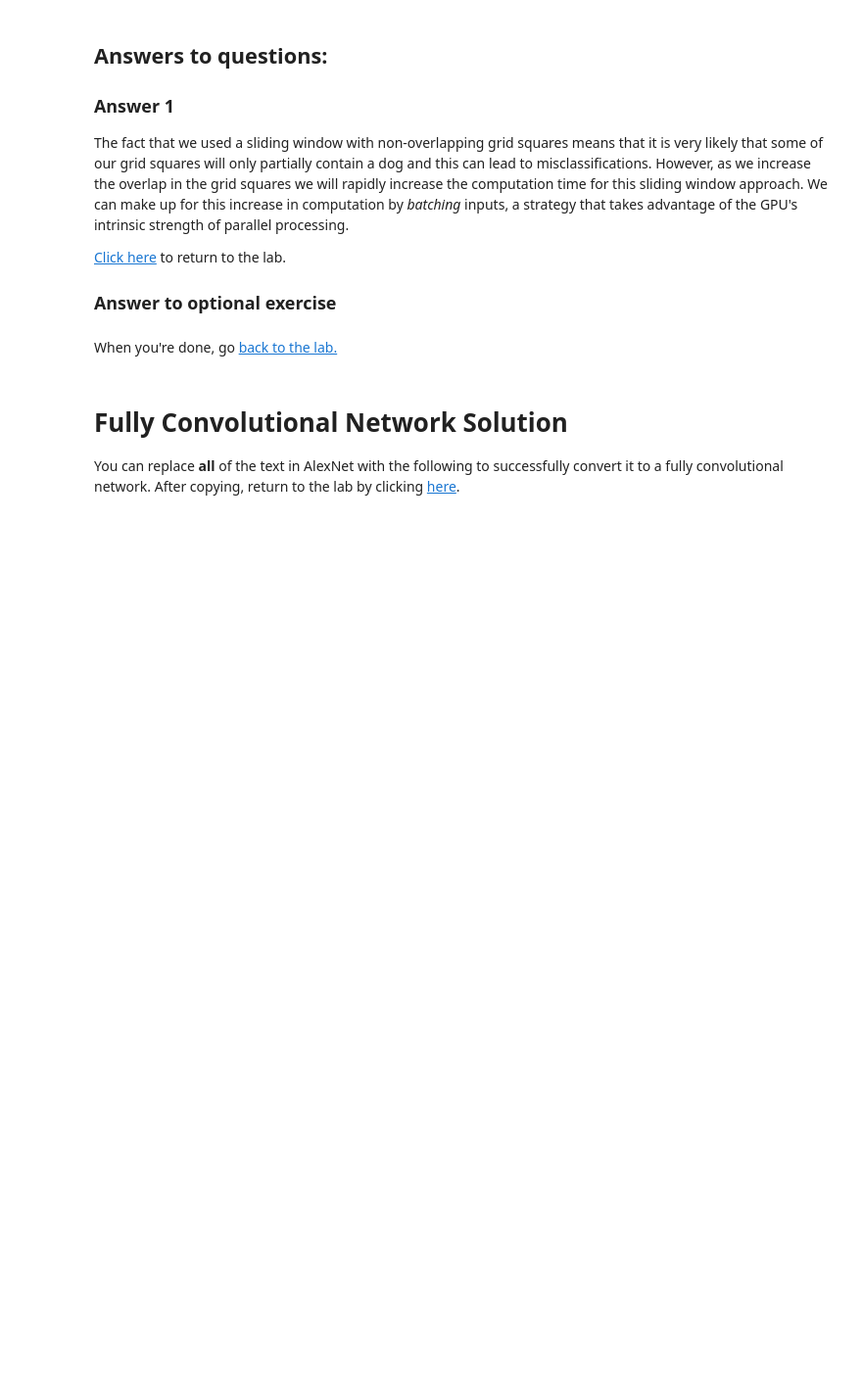
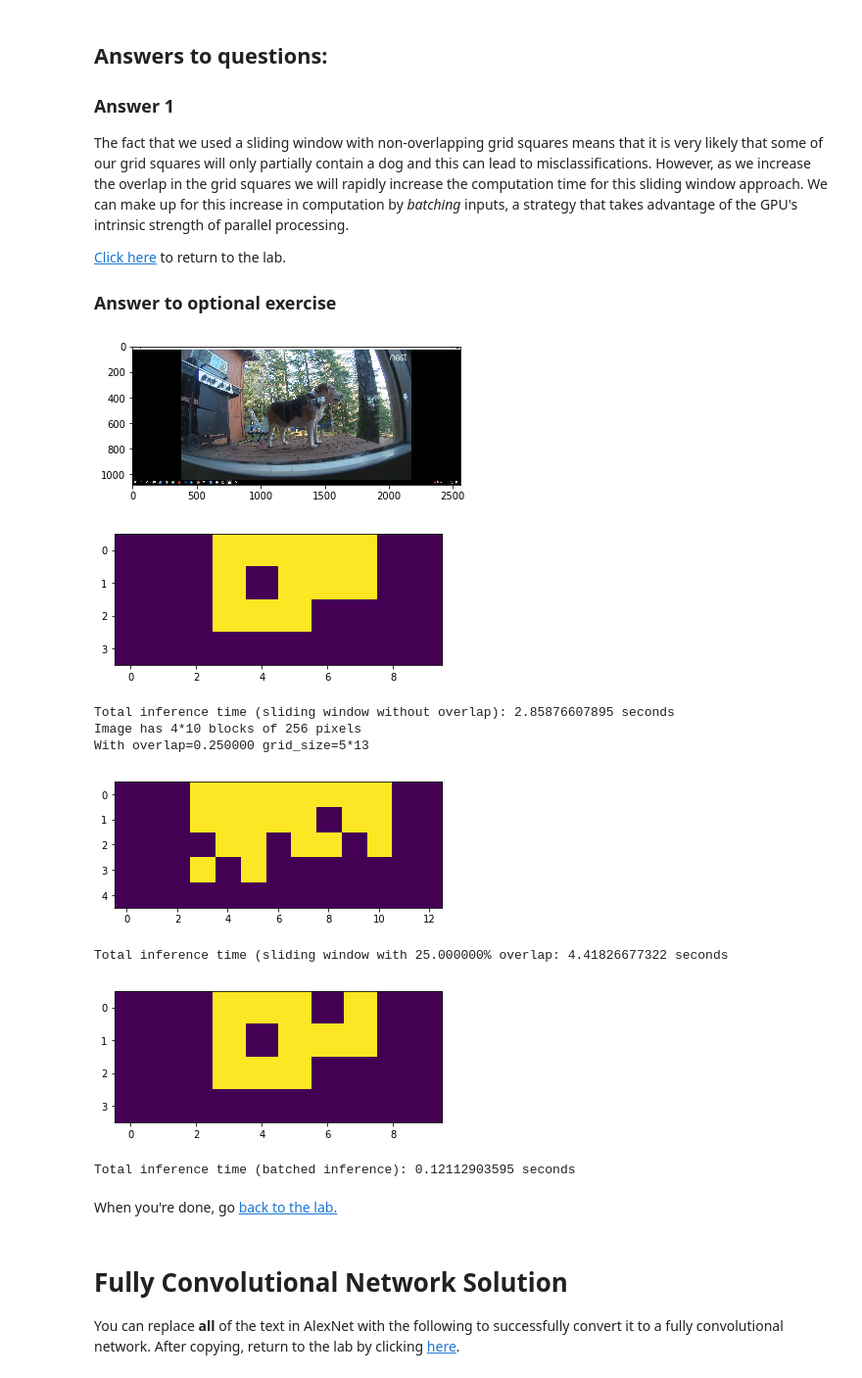
Before and after one commit to monocongo/nvidia_deep_learning, a Jupyter notebook: notebooks/NVIDIA_Deep_Learning_Training_Object_Detection.ipynb, the cells around one changed output. Shown: that part at 98% size. Cells and saved outputs as stored; diff of their text form; code cells hidden in the pictures; blank space fills up the shorter version.

```diff
--- a/notebooks/NVIDIA_Deep_Learning_Training_Object_Detection.ipynb
+++ b/notebooks/NVIDIA_Deep_Learning_Training_Object_Detection.ipynb
@@ -600,8 +600,8 @@ import matplotlib.pyplot as plt
 import caffe
 import time
 
-MODEL_JOB_DIR = '##FIXME##'  ## Remember to set this to be the job number for your model
-DATASET_JOB_DIR = '##FIXME##'  ## Remember to set this to be the job number for your dataset
+MODEL_JOB_DIR = '/dli/data/digits/20180301-185638-e918'  ## Remember to set this to be the job directory for your model
+DATASET_JOB_DIR = '/dli/data/digits/20180222-165843-ada0'  ## Remember to set this to be the job directory for your dataset
 
 MODEL_FILE = MODEL_JOB_DIR + '/deploy.prototxt'                 # Do not change
 PRETRAINED = MODEL_JOB_DIR + '/snapshot_iter_735.caffemodel'    # Do not change
@@ -693,33 +693,43 @@ print ('Total inference time (sliding window with %f%% overlap: ' % (OVERLAP*100
 # from Numpy's Height*Width*Channel (HWC) format to Channel*Height*Width (CHW)
 # Lastly, we need to swap channels from RGB to BGR
 net = caffe.Net(MODEL_FILE, PRETRAINED, caffe.TEST)
 start = time.time()
 net.blobs['data'].reshape(*[grid_cols, 3, 227, 227])
 
 # Initialize an empty array for the detections
 detections = np.zeros((rows,cols))
 
 for i in range(0,rows):
     for j in range(0,cols):
         grid_square = input_image[i*256:(i+1)*256,j*256:(j+1)*256]
         # add to batch
         grid_square = grid_square[14:241,14:241] # 227*227 center crop
         image = np.copy(grid_square.transpose(2,0,1)) # transpose from HWC to CHW
         image = image * 255 # rescale
         image = image[(2,1,0), :, :] # swap channels
         net.blobs['data'].data[j] = image
     # make prediction
     output = net.forward()[net.outputs[-1]]
     for j in range(0,cols):
         detections[i,j] = output[j].argmax()
 end = time.time()
 
 # Display the predicted class for each grid square
 plt.imshow(detections)
 plt.show()
 
 # Display total time to perform inference
 print 'Total inference time (batched inference): ' + str(end-start) + ' seconds'
+# %% [output]
+[figure, added]
+[figure, added]
+Total inference time (sliding window without overlap): 2.85876607895 seconds
+Image has 4*10 blocks of 256 pixels
+With overlap=0.250000 grid_size=5*13
+[figure, added]
+Total inference time (sliding window with 25.000000% overlap: 4.41826677322 seconds
+[figure, added]
+Total inference time (batched inference): 0.12112903595 seconds
 # %% [markdown]
 When you're done, go [back to the lab.](#question-optional-exercise)
 # %% [markdown]
```
